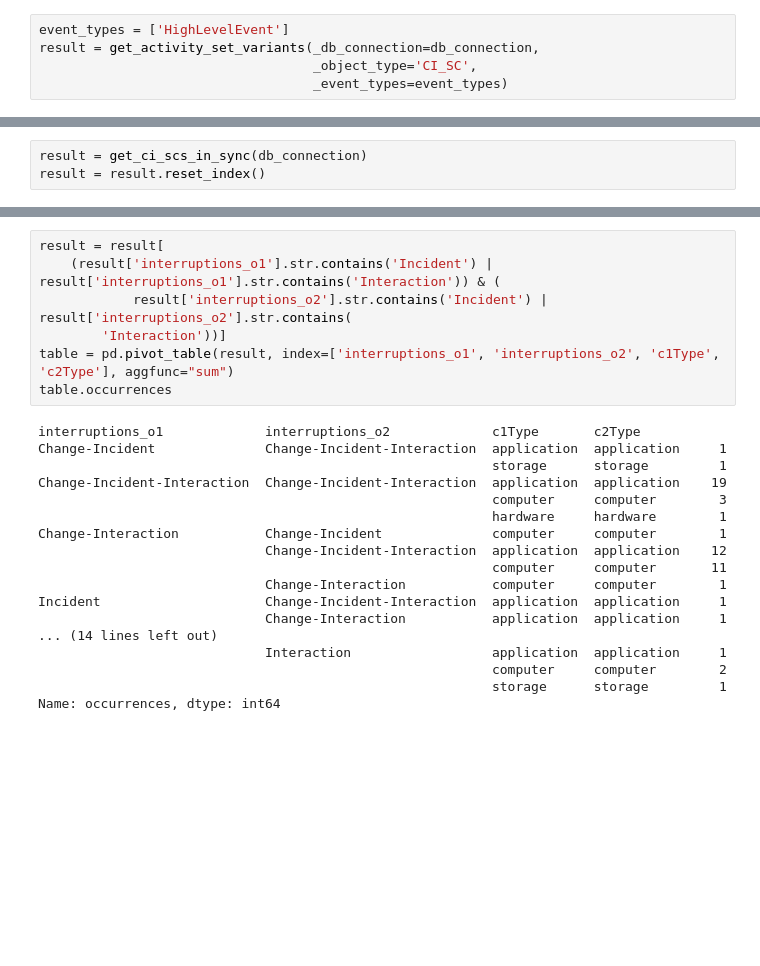
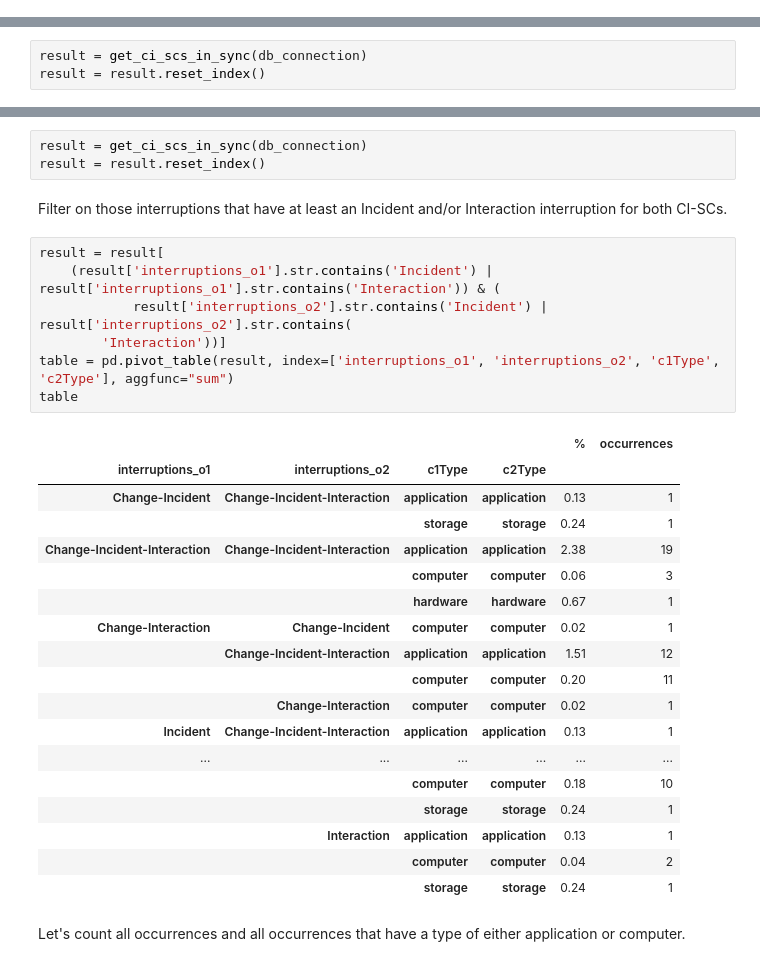
Before and after one commit to Ava-S/EKG_BPIC2014_Notebook, a Jupyter notebook: 3_analysis.ipynb, the cells around one changed output, grey strips where cells are left out. Saved outputs shown, nothing was run; the diff lists cells and outputs as text; blank space fills up the shorter version.

```diff
--- a/3_analysis.ipynb
+++ b/3_analysis.ipynb
@@ -686,5 +606,0 @@ def get_activity_set_variants(_db_connection, _object_type, _event_types):
-# %%
-event_types = ['HighLevelEvent']
-result = get_activity_set_variants(_db_connection=db_connection,
-                                   _object_type='CI_SC',
-                                   _event_types=event_types)
@@ -901,26 +1018,34 @@ result = result.reset_index()
+# %%
+result = get_ci_scs_in_sync(db_connection)
+result = result.reset_index()
+# %% [markdown]
+Filter on those interruptions that have at least an Incident and/or Interaction interruption for both CI-SCs.
 # %%
 result = result[
     (result['interruptions_o1'].str.contains('Incident') | result['interruptions_o1'].str.contains('Interaction')) & (
             result['interruptions_o2'].str.contains('Incident') | result['interruptions_o2'].str.contains(
         'Interaction'))]
 table = pd.pivot_table(result, index=['interruptions_o1', 'interruptions_o2', 'c1Type', 'c2Type'], aggfunc="sum")
-table.occurrences
+table
 # %% [output]
-interruptions_o1             interruptions_o2             c1Type       c2Type
-Change-Incident              Change-Incident-Interaction  application  application     1
-                                                          storage      storage         1
-Change-Incident-Interaction  Change-Incident-Interaction  application  application    19
-                                                          computer     computer        3
-                                                          hardware     hardware        1
-Change-Interaction           Change-Incident              computer     computer        1
-                             Change-Incident-Interaction  application  application    12
-                                                          computer     computer       11
-                             Change-Interaction           computer     computer        1
-Incident                     Change-Incident-Interaction  application  application     1
-                             Change-Interaction           application  application     1
-... (14 lines left out)
-                             Interaction                  application  application     1
-                                                          computer     computer        2
-                                                          storage      storage         1
-Name: occurrences, dtype: int64
+|  |  |  |  | % | occurrences |
+| interruptions_o1 | interruptions_o2 | c1Type | c2Type |  |  |
+| Change-Incident | Change-Incident-Interaction | application | application | 0.13 | 1 |
+|  |  | storage | storage | 0.24 | 1 |
+| Change-Incident-Interaction | Change-Incident-Interaction | application | application | 2.38 | 19 |
+|  |  | computer | computer | 0.06 | 3 |
+|  |  | hardware | hardware | 0.67 | 1 |
+| Change-Interaction | Change-Incident | computer | computer | 0.02 | 1 |
+|  | Change-Incident-Interaction | application | application | 1.51 | 12 |
+|  |  | computer | computer | 0.20 | 11 |
+|  | Change-Interaction | computer | computer | 0.02 | 1 |
+| Incident | Change-Incident-Interaction | application | application | 0.13 | 1 |
+| ... | ... | ... | ... | ... | ... |
+|  |  | computer | computer | 0.18 | 10 |
+|  |  | storage | storage | 0.24 | 1 |
+|  | Interaction | application | application | 0.13 | 1 |
+|  |  | computer | computer | 0.04 | 2 |
+|  |  | storage | storage | 0.24 | 1 |
+# %% [markdown]
+Let's count all occurrences and all occurrences that have a type of either application or computer.
 # %%
```
Also changed, not shown: parts of 87 cells of this notebook.
